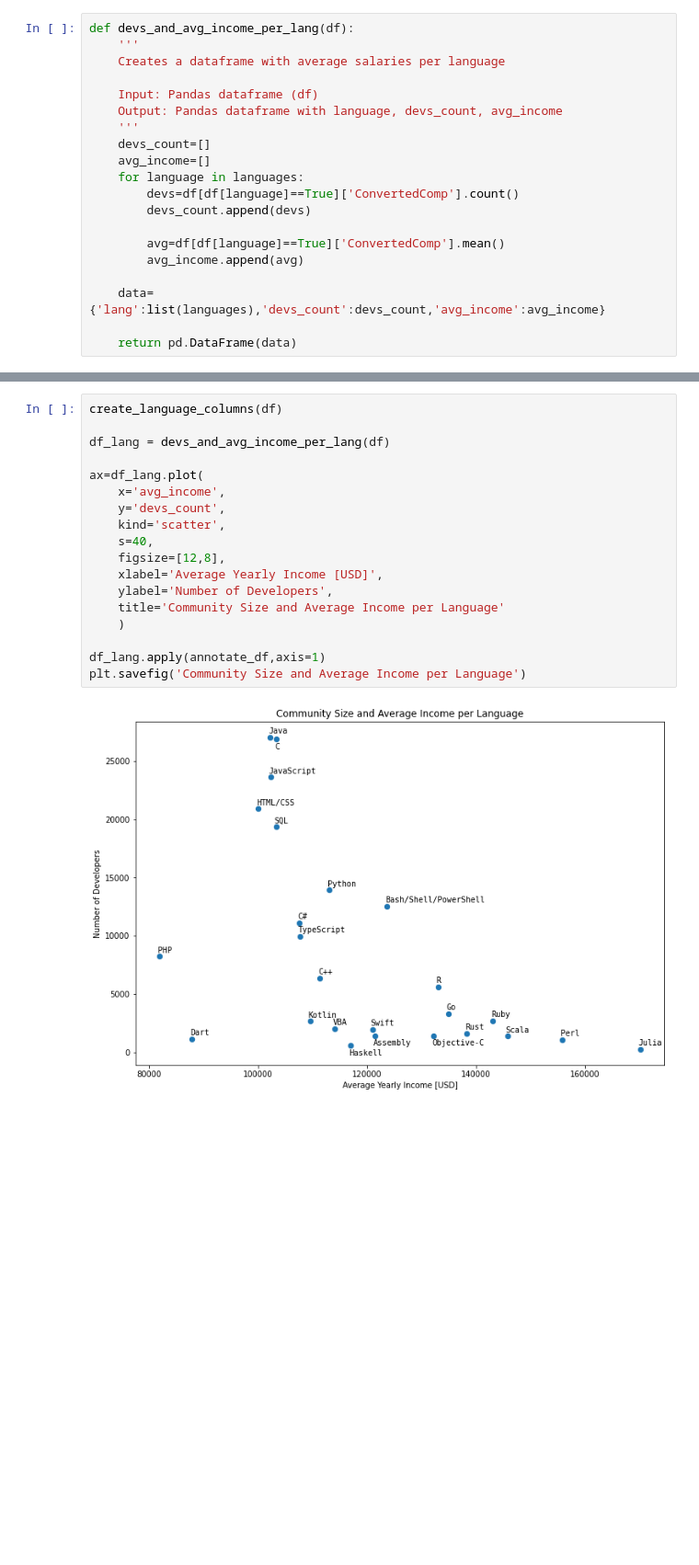
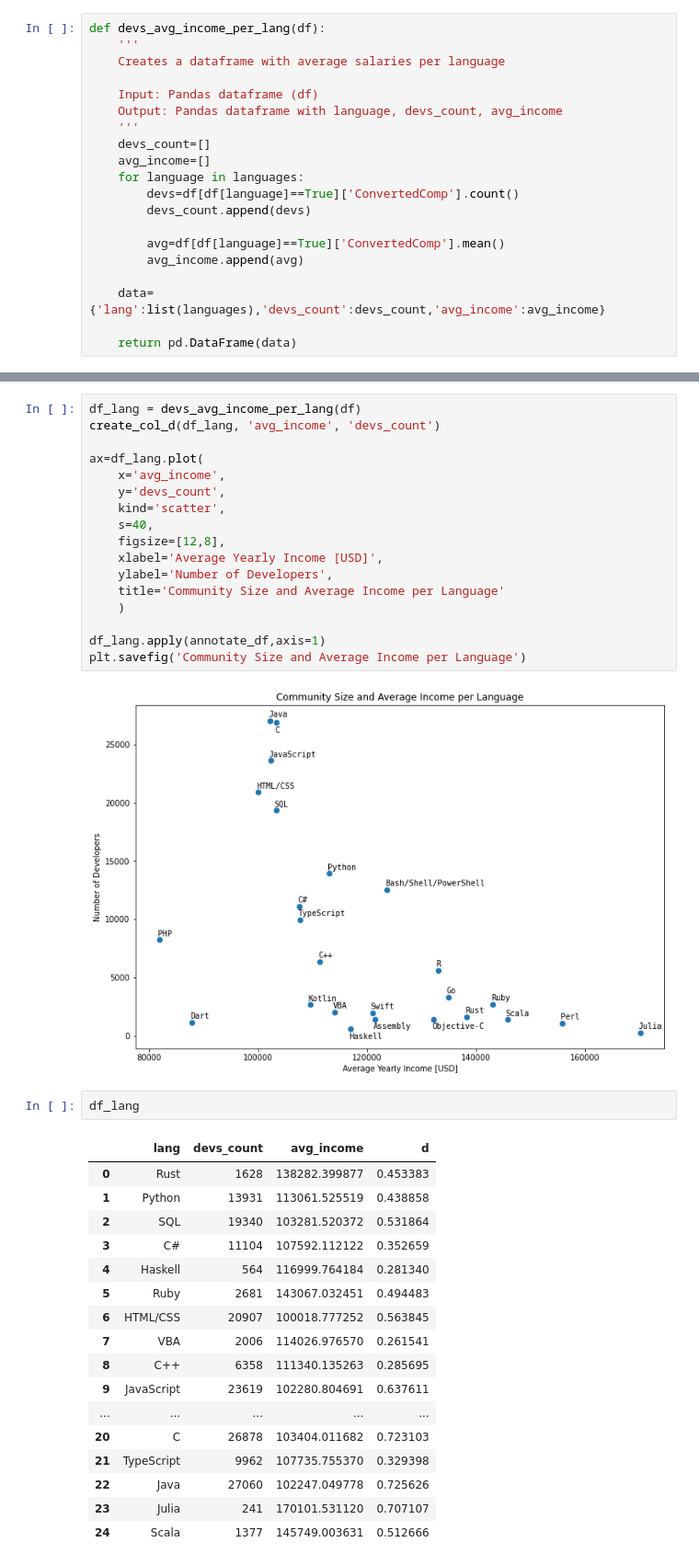
Before and after one commit to hanslemm/Stack-Overflow-Survey-2020, a Jupyter notebook: data_analysis.ipynb, the cells around one changed output, grey strips where cells are left out. Shown at 92% size. Saved outputs shown, nothing was run; the diff lists cells and outputs as text; blank space fills up the shorter version.

```diff
--- a/data_analysis.ipynb
+++ b/data_analysis.ipynb
@@ -31,5 +73,5 @@ def create_language_columns(df):
 # %%
-def devs_and_avg_income_per_lang(df):
+def devs_avg_income_per_lang(df):
     '''
     Creates a dataframe with average salaries per language
 
@@ -94,9 +169,8 @@ plt.savefig('Community Size per Language')
 # %% [output]
 [figure]
 # %%
-create_language_columns(df)
-
-df_lang = devs_and_avg_income_per_lang(df)
+df_lang = devs_avg_income_per_lang(df)
+create_col_d(df_lang, 'avg_income', 'devs_count')
 
 ax=df_lang.plot(
     x='avg_income',
@@ -113,3 +187,23 @@ df_lang.apply(annotate_df,axis=1)
 plt.savefig('Community Size and Average Income per Language')
 # %% [output]
 [figure]
+# %%
+df_lang
+# %% [output]
+|  | lang | devs_count | avg_income | d |
+| 0 | Rust | 1628 | 138282.399877 | 0.453383 |
+| 1 | Python | 13931 | 113061.525519 | 0.438858 |
+| 2 | SQL | 19340 | 103281.520372 | 0.531864 |
+| 3 | C# | 11104 | 107592.112122 | 0.352659 |
+| 4 | Haskell | 564 | 116999.764184 | 0.281340 |
+| 5 | Ruby | 2681 | 143067.032451 | 0.494483 |
+| 6 | HTML/CSS | 20907 | 100018.777252 | 0.563845 |
+| 7 | VBA | 2006 | 114026.976570 | 0.261541 |
+| 8 | C++ | 6358 | 111340.135263 | 0.285695 |
+| 9 | JavaScript | 23619 | 102280.804691 | 0.637611 |
+| ... | ... | ... | ... | ... |
+| 20 | C | 26878 | 103404.011682 | 0.723103 |
+| 21 | TypeScript | 9962 | 107735.755370 | 0.329398 |
+| 22 | Java | 27060 | 102247.049778 | 0.725626 |
+| 23 | Julia | 241 | 170101.531120 | 0.707107 |
+| 24 | Scala | 1377 | 145749.003631 | 0.512666 |
```
Also changed, not shown: parts of 12 cells of this notebook.
